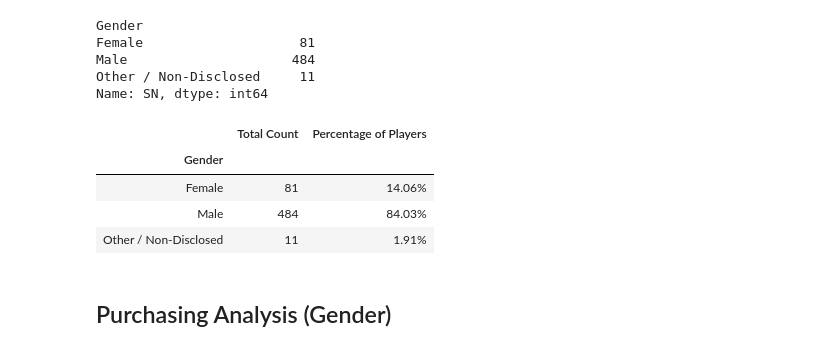
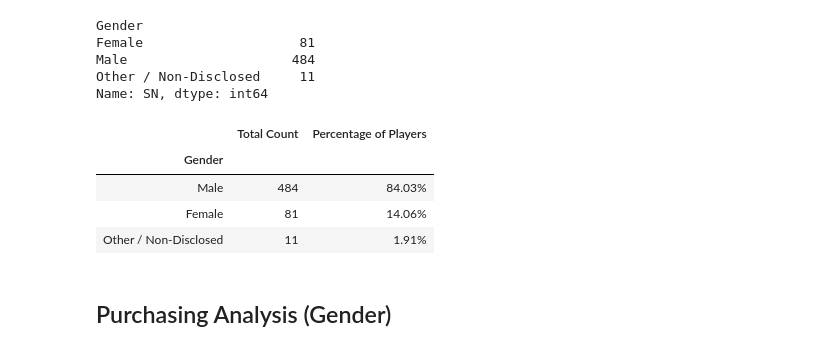
Before and after one commit to skonkiel/gaming-analytics, a Jupyter notebook: HeroesOfPymoli/HeroesOfPymoli_starter.ipynb, the cells around one changed output. Drawn from its saved outputs; the diff is of its cells as text; code cells hidden in the pictures.

```diff
--- a/HeroesOfPymoli/HeroesOfPymoli_starter.ipynb
+++ b/HeroesOfPymoli/HeroesOfPymoli_starter.ipynb
@@ -96,22 +96,21 @@ Name: SN, dtype: int64
 # %%
 # Calculate the numbers and percentages by age group
 genders = purchase_data.groupby('Gender')['SN'].nunique()
 
 gender_analysis = {
     'Total Count': genders,
     'Percentage of Players': (genders / genders.sum()) * 100,
 }
 
 gender_analysis_df = pd.DataFrame(gender_analysis)
+gender_analysis_df.sort_values(['Percentage of Players'], inplace=True, ascending=False)
 gender_analysis_df['Percentage of Players'] = gender_analysis_df['Percentage of Players'].map("{:.2f}%".format)
 gender_analysis_df
-
-### Figure out how to display sorted by %age of players
 # %% [output]
 |  | Total Count | Percentage of Players |
 | Gender |  |  |
+| Male | 484 | 84.03% |
 | Female | 81 | 14.06% |
-| Male | 484 | 84.03% |
 | Other / Non-Disclosed | 11 | 1.91% |
 # %% [markdown]
 
```
Also changed, not shown: parts of 4 cells of this notebook.
